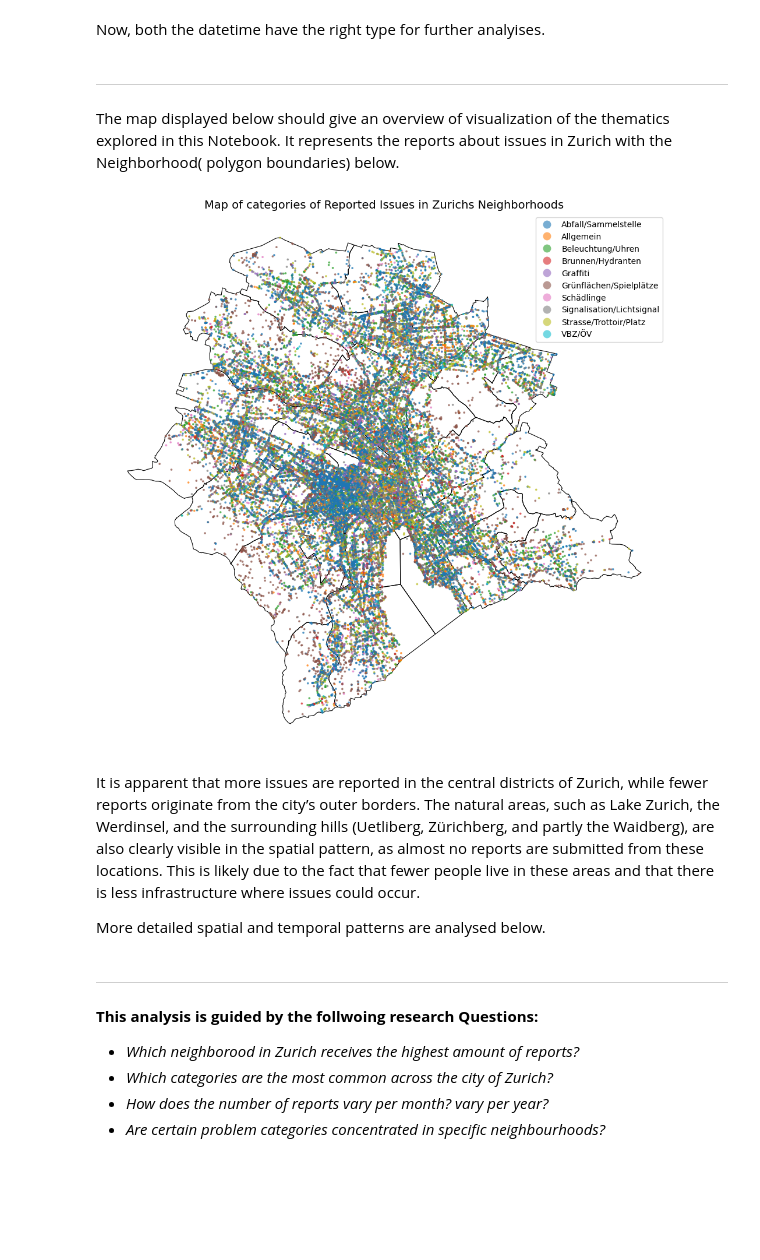
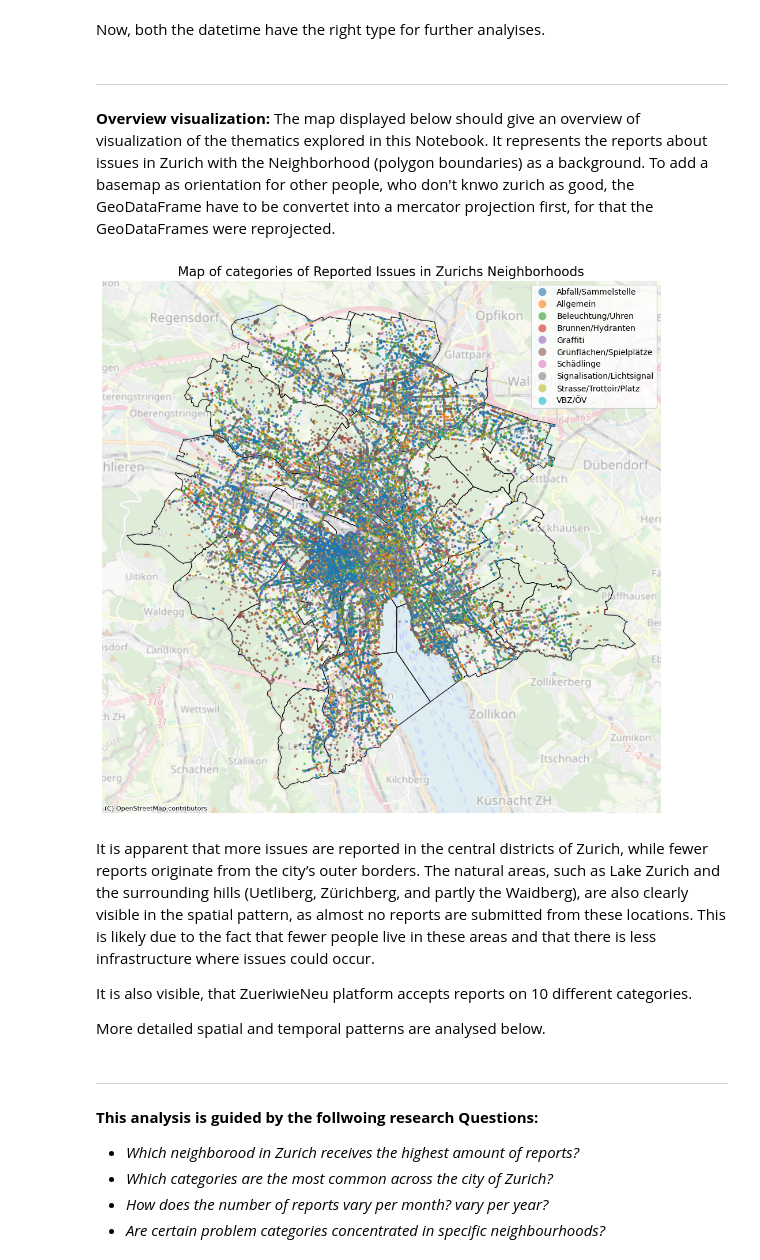
Before and after one commit to ripy250/project_ri, a Jupyter notebook: notebooks/analysis_and_visulaization.ipynb, the cells around one changed output. Saved outputs shown, nothing was run; the diff lists cells and outputs as text; code cells hidden in the pictures; blank space fills up the shorter version.

Commit message:
Add finalized notebooks for analysis, cleaning, and spatial join

```diff
--- a/notebooks/analysis_and_visulaization.ipynb
+++ b/notebooks/analysis_and_visulaization.ipynb
@@ -38,3 +46,4 @@ Additionally, the zh_quartiere_clean is also loaded into this Notebook, so if i
 # %%
-zh_quartiere_clean = gpd.read_file("../data/processeddata/zh_quartiere_clean.gpkg", layer="zh_quartiere_clean")
+zh_quartiere_clean = gpd.read_file("../data/processeddata/zh_quartiere_clean.gpkg",
+                                   layer="zh_quartiere_clean").to_crs(epsg=2056)
 # %% [markdown]
@@ -107,40 +118,58 @@ dtype: object
 Now, both the datetime have the right type for further analyises.
 # %% [markdown]
 ---
-The map displayed below should give an overview of visualization of the thematics explored in this Notebook. It represents the reports about issues in Zurich with the Neighborhood( polygon boundaries) below.
+**Overview visualization:**
+The map displayed below should give an overview of visualization of the thematics explored in this Notebook. It represents the reports about issues in Zurich with the Neighborhood (polygon boundaries) as a background. To add a basemap as orientation for other people, who don't knwo zurich as good, the GeoDataFrame have to be convertet into a mercator projection first, for that the GeoDataFrames were reprojected.
 # %%
+#reproject, because otherwise the backgroundmap is not on the right place
+quartiere_3857 = zh_quartiere_clean.to_crs(epsg=3857)
+reports_3857 = reports_with_quartiere.to_crs(epsg=3857)
+
+
 fig, ax = plt.subplots(figsize=(10, 10))
 
-zh_quartiere_clean.plot(
+quartiere_3857.plot(
     ax=ax,
     facecolor="none",
     edgecolor="black",
-    linewidth=0.8
+    linewidth=0.8,
+    zorder=2
 )
 
-reports_with_quartiere.plot(
+reports_3857.plot(
     ax=ax,
     column="service_code",
     categorical=True,
     legend=True,
     markersize=3,
-    alpha=0.6
+    alpha=0.6,
+    zorder=3
 )
-ax.set_title("Map of categories of Reported Issues in Zurichs Neighborhoods", fontsize=14)
+#adding a basemap but make it transparent so the main focus is still on the spatial pattern
+ctx.add_basemap(
+    ax,
+    source=ctx.providers.OpenStreetMap.Mapnik,
+    zoom=12,
+    alpha=0.4
+)
+
+ax.set_title("Map of categories of Reported Issues in Zurichs Neighborhoods", fontsize=16)
 ax.set_axis_off()
 
 # setting this function, so the axes and titles are celan in the layout
 plt.tight_layout()
-#saving in output folder
+#saving in output folder so i can later use it for my report
 fig.savefig("../output/maps/OverviewMap_Categories_Neighborhood.png",
     dpi=300,
     bbox_inches="tight"
 )
 plt.show()
 # %% [output]
-[figure, old version]
+[figure, new version]
 # %% [markdown]
-It is apparent that more issues are reported in the central districts of Zurich, while fewer reports originate from the city’s outer borders. The natural areas, such as Lake Zurich, the Werdinsel, and the surrounding hills (Uetliberg, Zürichberg, and partly the Waidberg), are also clearly visible in the spatial pattern, as almost no reports are submitted from these locations. This is likely due to the fact that fewer people live in these areas and that there is less infrastructure where issues could occur.
+It is apparent that more issues are reported in the central districts of Zurich, while fewer reports originate from the city’s outer borders. The natural areas, such as Lake Zurich and the surrounding hills (Uetliberg, Zürichberg, and partly the Waidberg), are also clearly visible in the spatial pattern, as almost no reports are submitted from these locations. This is likely due to the fact that fewer people live in these areas and that there is less infrastructure where issues could occur.
+
+It is also visible, that ZueriwieNeu platform accepts reports on 10 different categories.
 
 More detailed spatial and temporal patterns are analysed below.
 # %% [markdown]
```
Also changed, not shown: parts of 37 cells of this notebook, 2 other files.
